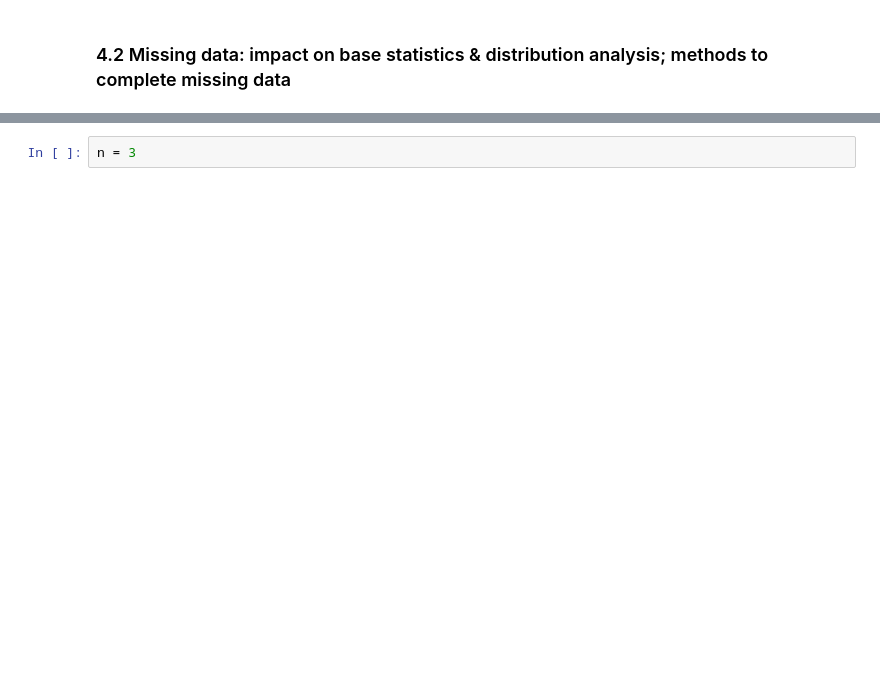
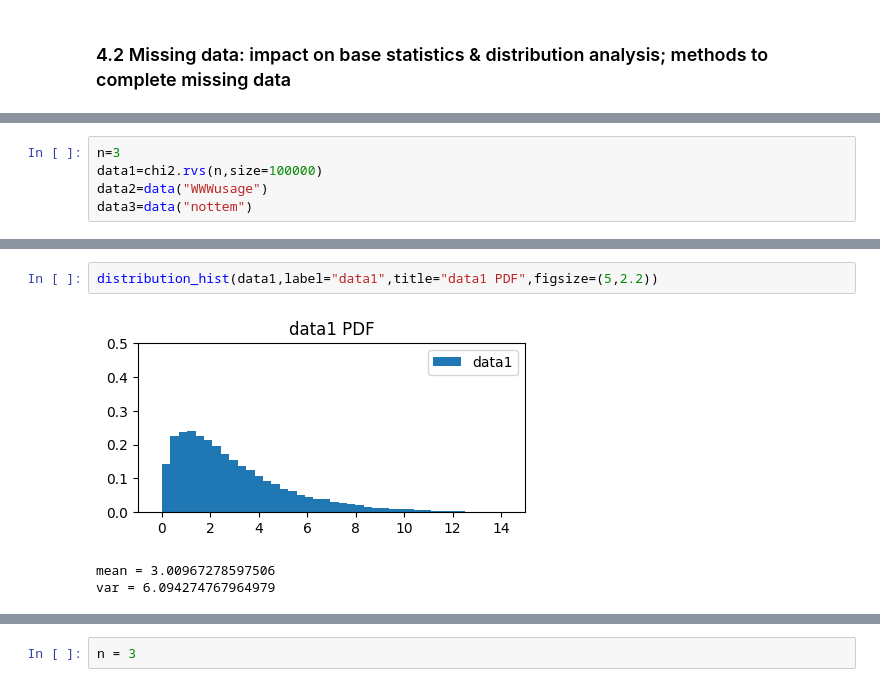
Before and after one commit to al3xkras/MathematicalStatistics-PG, a Jupyter notebook: Project4/Project4.ipynb, the cells around one changed output, grey strips where cells are left out. Saved outputs shown, nothing was run; the diff lists cells and outputs as text; blank space fills up the shorter version.

```diff
--- a/Project4/Project4.ipynb
+++ b/Project4/Project4.ipynb
@@ -10,0 +31,5 @@ from scipy.stats import chi2
+# %%
+n=3
+data1=chi2.rvs(n,size=100000)
+data2=data("WWWusage")
+data3=data("nottem")
@@ -10,0 +51,6 @@ from scipy.stats import chi2
+# %%
+distribution_hist(data1,label="data1",title="data1 PDF",figsize=(5,2.2))
+# %% [output]
+[figure, added]
+mean = 3.00967278597506
+var = 6.094274767964979
```
Also changed, not shown: parts of 27 cells of this notebook, 4 other files.
